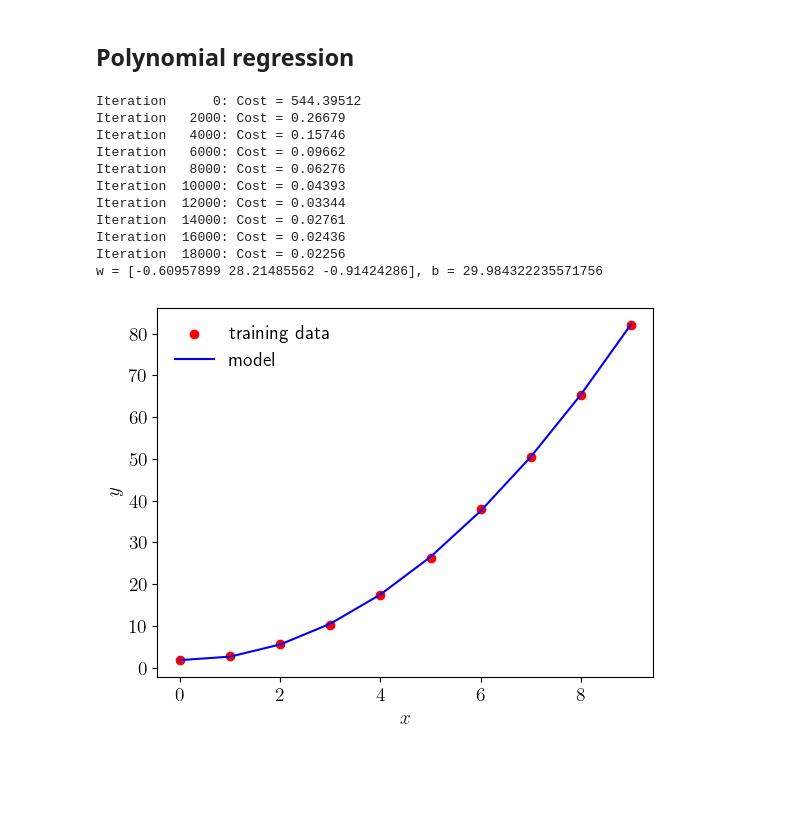
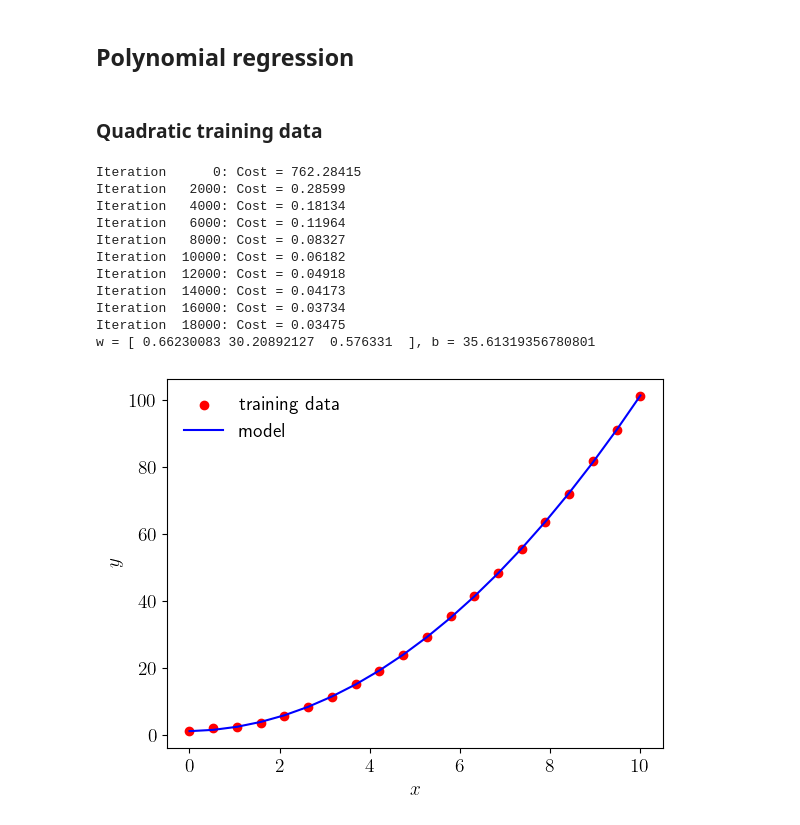
Before and after one commit to rfjd/Machine-Learning, a Jupyter notebook: simpleExamples/linear-regression/polynomialRegression.ipynb, the cells around one changed output. Cells and saved outputs as stored; diff of their text form; code cells hidden in the pictures; blank space fills up the shorter version.

```diff
--- a/simpleExamples/linear-regression/polynomialRegression.ipynb
+++ b/simpleExamples/linear-regression/polynomialRegression.ipynb
@@ -1,42 +1,44 @@
 # %% [markdown]
 ## Polynomial regression
+# %% [markdown]
+### Quadratic training data
 # %%
 %run ../../src.ipynb
 
-x = np.arange(0,10,1)
+x = np.linspace(0,10,20)
 y = np.power(x,2)+1+np.random.rand(x.size)
 xPolynomial = np.c_[x,np.power(x,2),np.power(x,3)]
 
 # feature scaling
 mu = np.mean(xPolynomial, axis=0)
 sigma = np.std(xPolynomial, axis=0)
 
 xScaled = (xPolynomial-mu)/sigma
 
 m, n = xScaled.shape;
 w0 = np.zeros(n)
 b0 = 0
 alpha = 1e-1
 numberIterations = 20000
 w,b,J = gradient_descent(xScaled,y,w0,b0,alpha,numberIterations,linear_regression_cost,linear_regression_gradient);
 print(f"w = {w}, b = {b}")
 yhat = prediction_linear_regression(w,b,xScaled)
 plt.scatter(x,y,marker='o',c='r',label='training data')
 plt.plot(x,yhat,'-b',label='model')
 plt.xlabel('$x$')
 plt.ylabel('$y$')
 plt.legend(frameon=False)
 plt.show()
 # %% [output]
-Iteration      0: Cost = 544.39512
-Iteration   2000: Cost = 0.26679
-Iteration   4000: Cost = 0.15746
-Iteration   6000: Cost = 0.09662
-Iteration   8000: Cost = 0.06276
-Iteration  10000: Cost = 0.04393
-Iteration  12000: Cost = 0.03344
-Iteration  14000: Cost = 0.02761
-Iteration  16000: Cost = 0.02436
-Iteration  18000: Cost = 0.02256
-w = [-0.60957899 28.21485562 -0.91424286], b = 29.984322235571756
+Iteration      0: Cost = 762.28415
+Iteration   2000: Cost = 0.28599
+Iteration   4000: Cost = 0.18134
+Iteration   6000: Cost = 0.11964
+Iteration   8000: Cost = 0.08327
+Iteration  10000: Cost = 0.06182
+Iteration  12000: Cost = 0.04918
+Iteration  14000: Cost = 0.04173
+Iteration  16000: Cost = 0.03734
+Iteration  18000: Cost = 0.03475
+w = [ 0.66230083 30.20892127  0.576331  ], b = 35.61319356780801
-[figure, old version]
+[figure, new version]
```
Also changed, not shown: parts of 2 cells of this notebook.
